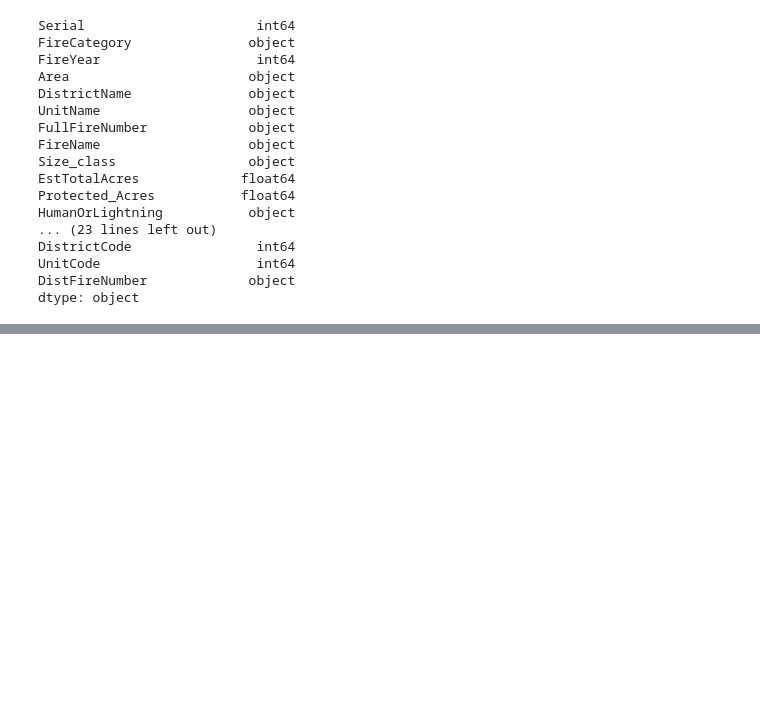
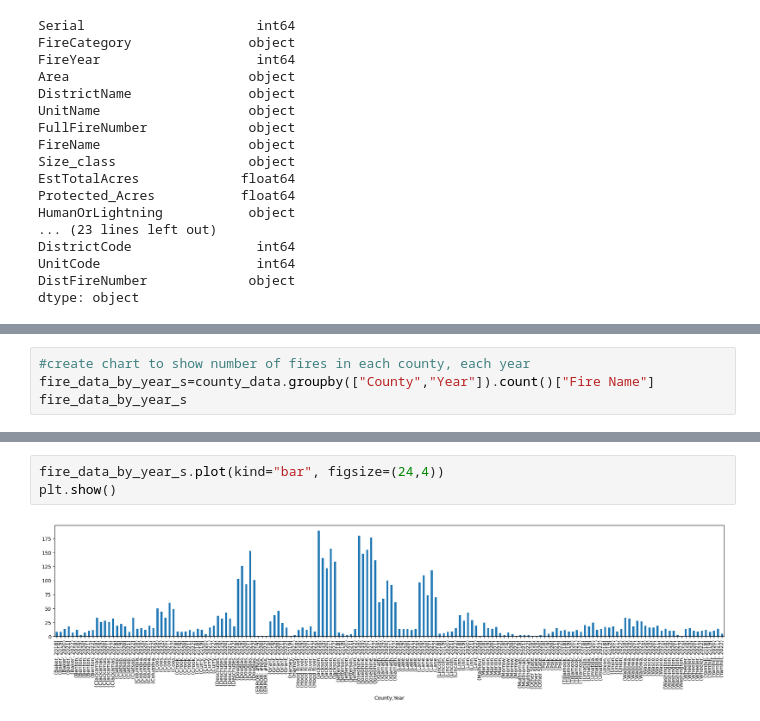
Before and after one commit to ctetreault13/Project-1-Oregon-Fire-and-wheel, a Jupyter notebook: Fire data analysis.ipynb, the cells around one changed output, grey strips where cells are left out. Drawn from its saved outputs; the diff is of its cells as text; blank space fills up the shorter version.

```diff
--- a/Fire data analysis.ipynb
+++ b/Fire data analysis.ipynb
@@ -117,0 +166,4 @@ Number_of_Fires.plot(kind="bar", color="peru", xlabel="Counties with Wildfires",
+# %%
+#create chart to show number of fires in each county, each year
+fire_data_by_year_s=county_data.groupby(["County","Year"]).count()["Fire Name"]
+fire_data_by_year_s
@@ -117,0 +184,5 @@ Number_of_Fires.plot(kind="bar", color="peru", xlabel="Counties with Wildfires",
+# %%
+fire_data_by_year_s.plot(kind="bar", figsize=(24,4))
+plt.show()
+# %% [output]
+[figure, added]
```
Also changed, not shown: parts of 24 cells of this notebook.
